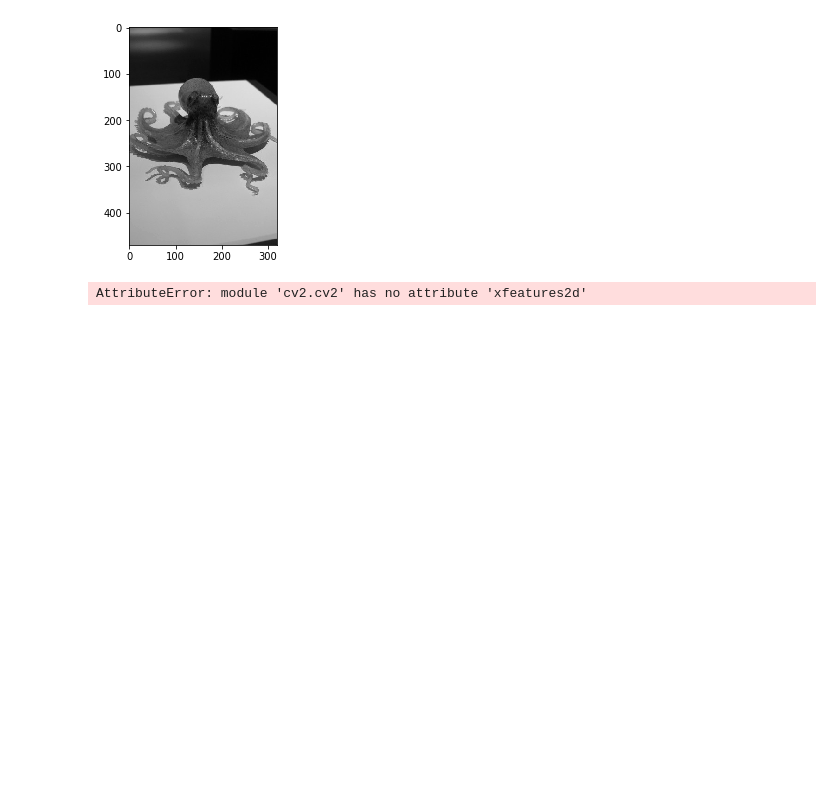
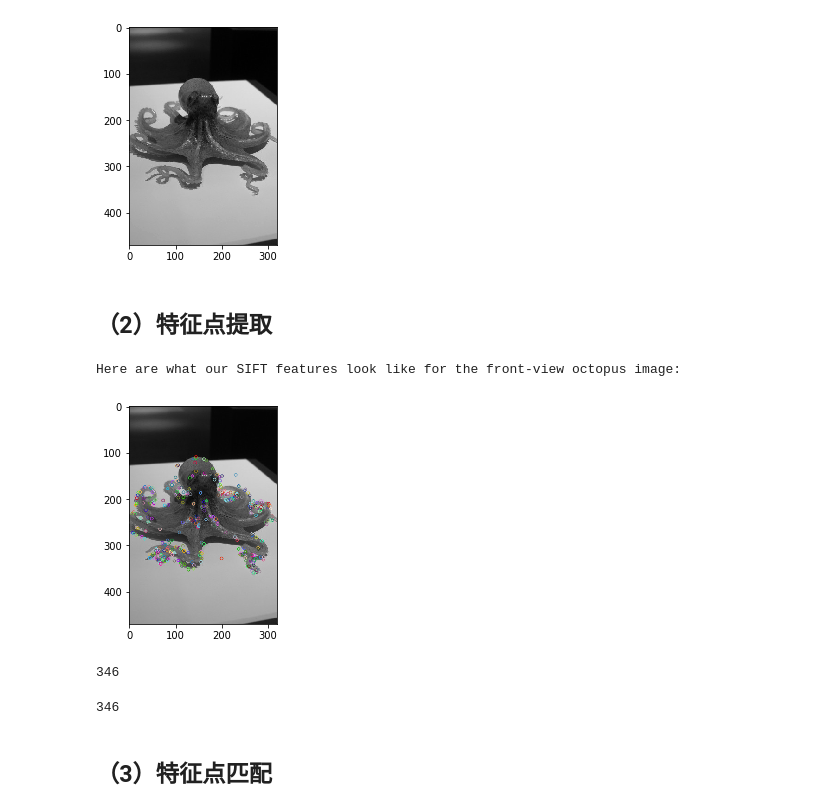
Before and after one commit to CodeMrSheep/pose-estimation, a Jupyter notebook: sift_opencv.ipynb, the cells around one changed output. Cells and saved outputs as stored; diff of their text form; code cells hidden in the pictures; blank space fills up the shorter version.

```diff
--- a/sift_opencv.ipynb
+++ b/sift_opencv.ipynb
@@ -11,7 +10,0 @@ OpenCV Version (should be 3.1.0, with nonfree packages installed, for this tutor
-# %%
-octo_front = cv2.imread(r'C:\Users\Tianh\Desktop\Octo_front.jpg')
-octo_offset = cv2.imread(r'C:\Users\Tianh\Desktop\Octo_offset.jpg')
-
-def show_rgb_img(img):
-    """Convenience function to display a typical color image"""
-    return plt.imshow(cv2.cvtColor(img, cv2.CV_32S))
@@ -38,24 +40,41 @@ octo_offset_gray = to_gray(octo_offset)
 plt.imshow(octo_front_gray, cmap='gray');
 # %% [output]
 [figure]
+# %% [markdown]
+## （2）特征点提取
 # %%
 def gen_sift_features(gray_img):
     sift = cv2.xfeatures2d.SIFT_create()
     # kp is the keypoints
     #
     # desc is the SIFT descriptors, they're 128-dimensional vectors
     # that we can use for our final features
     kp, desc = sift.detectAndCompute(gray_img, None)
     return kp, desc
+def gen_sift_features1(gray_img):
+    sift = cv2.xfeatures2d.SIFT_create()
+    # kp is the keypoints
+    #
+    # desc is the SIFT descriptors, they're 128-dimensional vectors
+    # that we can use for our final features
+    kp, desc = sift.detect(gray_img, None)
+    return kp, desc
 
 def show_sift_features(gray_img, color_img, kp):
     return plt.imshow(cv2.drawKeypoints(gray_img, kp, color_img.copy()))
 
 # generate SIFT keypoints and descriptors
 octo_front_kp, octo_front_desc = gen_sift_features(octo_front_gray)
 octo_offset_kp, octo_offset_desc = gen_sift_features(octo_offset_gray)
 
+
+
 print ('Here are what our SIFT features look like for the front-view octopus image:')
 show_sift_features(octo_front_gray, octo_front, octo_front_kp);
 # %% [output]
-AttributeError: module 'cv2.cv2' has no attribute 'xfeatures2d'
+Here are what our SIFT features look like for the front-view octopus image:
+[figure, added]
+# %%
+len(octo_front_kp)
+# %% [output]
+346
@@ -62,3 +83,10 @@ AttributeError: module 'cv2.cv2' has no attribute 'xfeatures2d'
+# %%
+len(octo_offset_kp)
+# 将特征点转换为i想同维度
+# %% [output]
+346
+# %% [markdown]
+## （3）特征点匹配
 # %%
 # create a BFMatcher object which will match up the SIFT features
 bf = cv2.BFMatcher(cv2.NORM_L2, crossCheck=True)
```
Also changed, not shown: parts of 19 cells of this notebook.
